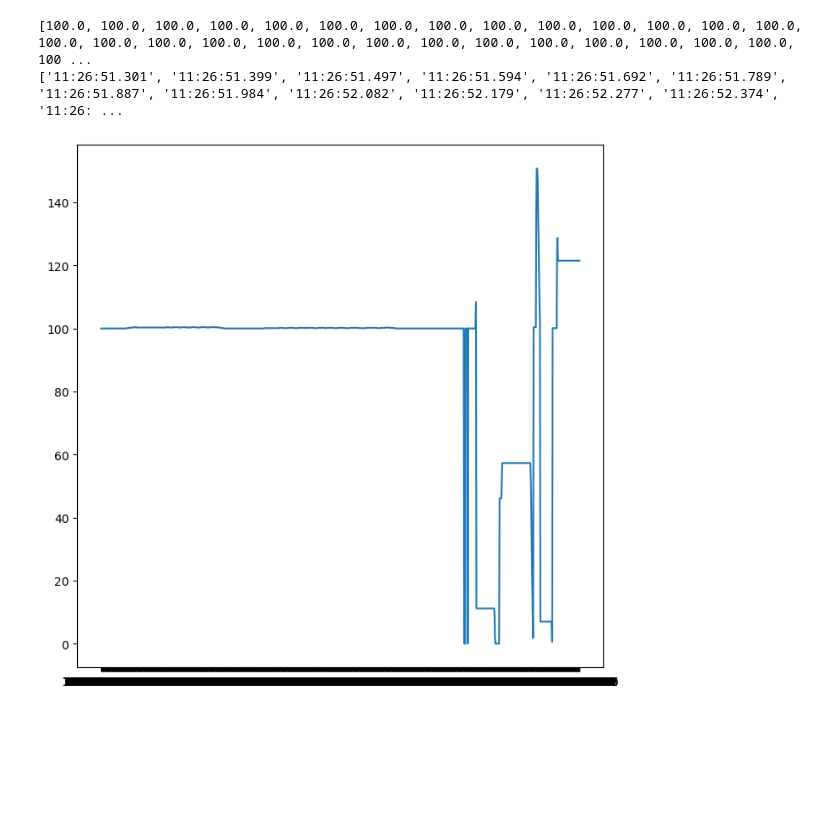
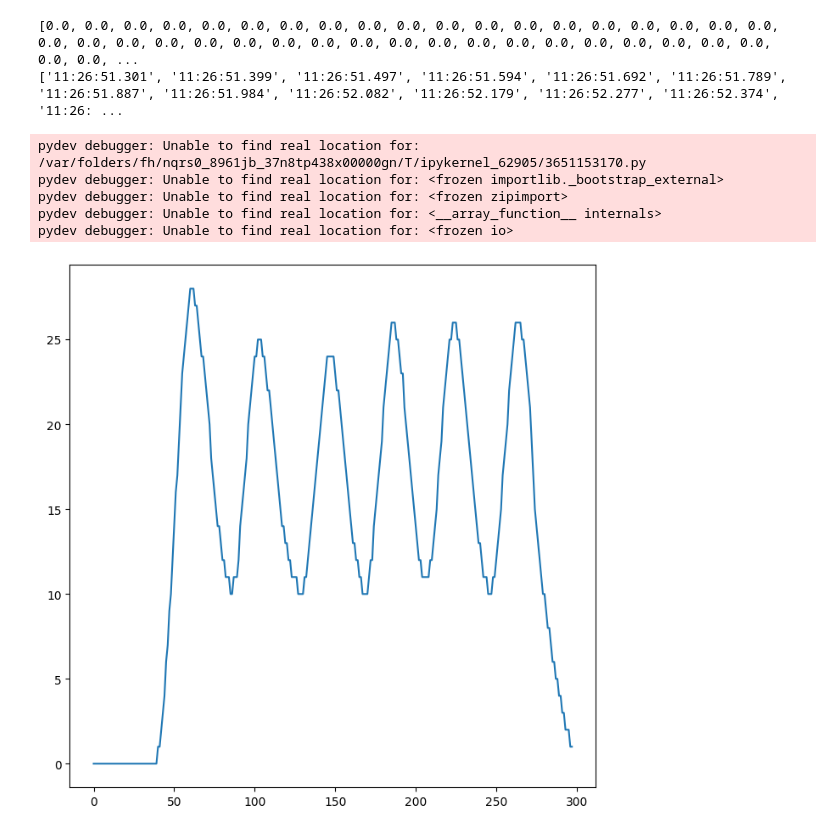
Before and after one commit to Mario2334/RepTracker, a Jupyter notebook: notebooks/rep_counter.ipynb, the cells around one changed output. Saved outputs shown, nothing was run; the diff lists cells and outputs as text; code cells hidden in the pictures; blank space fills up the shorter version.

```diff
--- a/notebooks/rep_counter.ipynb
+++ b/notebooks/rep_counter.ipynb
@@ -3,21 +3,26 @@
 import json
 f = open("/Users/sanketmokashi/projects/pakama/RepTracker/data/input.json", "r")
 js = json.load(f)
-js["data"].reverse()
+# js["data"].reverse()
 print(js["data"])
 print(js["time"])
 # %% [output]
-[100.0, 100.0, 100.0, 100.0, 100.0, 100.0, 100.0, 100.0, 100.0, 100.0, 100.0, 100.0, 100.0, 100.0, 100.0, 100.0, 100.0, 100.0, 100.0, 100.0, 100.0, 100.0, 100.0, 100.0, 100.0, 100.0, 100.0, 100.0, 100 ...
+[0.0, 0.0, 0.0, 0.0, 0.0, 0.0, 0.0, 0.0, 0.0, 0.0, 0.0, 0.0, 0.0, 0.0, 0.0, 0.0, 0.0, 0.0, 0.0, 0.0, 0.0, 0.0, 0.0, 0.0, 0.0, 0.0, 0.0, 0.0, 0.0, 0.0, 0.0, 0.0, 0.0, 0.0, 0.0, 0.0, 0.0, 0.0, 0.0, 0.0, ...
 ['11:26:51.301', '11:26:51.399', '11:26:51.497', '11:26:51.594', '11:26:51.692', '11:26:51.789', '11:26:51.887', '11:26:51.984', '11:26:52.082', '11:26:52.179', '11:26:52.277', '11:26:52.374', '11:26: ...
 # %%
 import matplotlib.pyplot as plt
 
 plt.figure(figsize=(8, 8))
-plt.plot(js['time'], js['data'], label='x')
+plt.plot([i for i,v in enumerate(js['data'])], js['data'], label='x')
 plt.show()
 filtered_z = js["data"]
 # %% [output]
+pydev debugger: Unable to find real location for: /var/folders/fh/nqrs0_8961jb_37n8tp438x00000gn/T/ipykernel_62905/3651153170.py
+pydev debugger: Unable to find real location for: <frozen importlib._bootstrap_external>
+pydev debugger: Unable to find real location for: <frozen zipimport>
+pydev debugger: Unable to find real location for: <__array_function__ internals>
+pydev debugger: Unable to find real location for: <frozen io>
-[figure, old version]
+[figure, new version]
 # %%
 import numpy as np
 filter_kernel = np.ones(10) / 10
```
Also changed, not shown: parts of 6 cells of this notebook, 1 other file.
